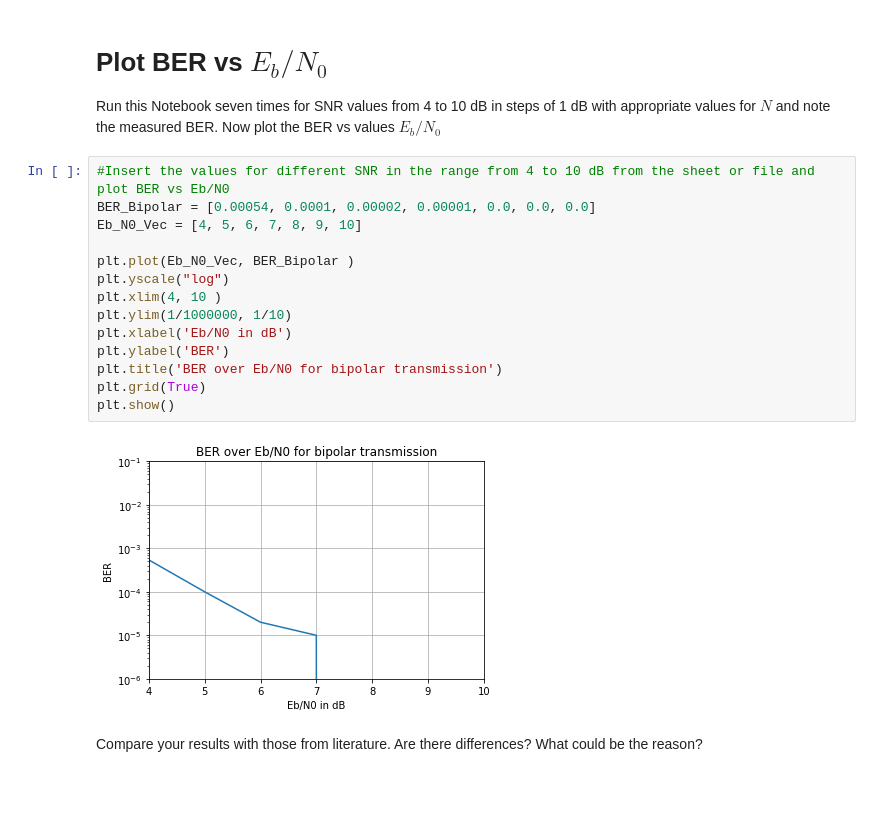
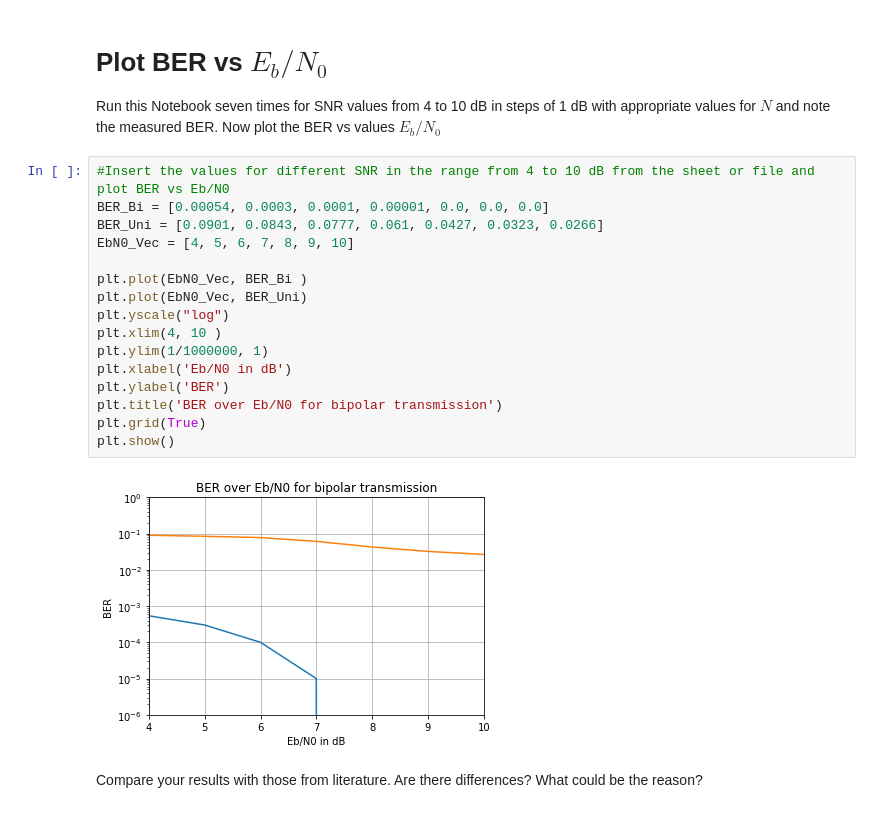
Before and after one commit to alexm-imag/dclab2, a Jupyter notebook: DC_Lab2.ipynb, the cells around one changed output. Saved outputs shown, nothing was run; the diff lists cells and outputs as text.

```diff
--- a/DC_Lab2.ipynb
+++ b/DC_Lab2.ipynb
@@ -290,20 +292,22 @@ Run this Notebook seven times for SNR values from 4 to 10 dB in steps of 1 dB wi
 Now plot the  BER vs values $E_b/N_0$
 # %%
 #Insert the values for different SNR in the range from 4 to 10 dB from the sheet or file and plot BER vs Eb/N0
-BER_Bipolar = [0.00054, 0.0001, 0.00002, 0.00001, 0.0, 0.0, 0.0]
-Eb_N0_Vec = [4, 5, 6, 7, 8, 9, 10]
+BER_Bi = [0.00054, 0.0003, 0.0001, 0.00001, 0.0, 0.0, 0.0]
+BER_Uni = [0.0901, 0.0843, 0.0777, 0.061, 0.0427, 0.0323, 0.0266]
+EbN0_Vec = [4, 5, 6, 7, 8, 9, 10]
 
-plt.plot(Eb_N0_Vec, BER_Bipolar )
+plt.plot(EbN0_Vec, BER_Bi )
+plt.plot(EbN0_Vec, BER_Uni)
 plt.yscale("log")
 plt.xlim(4, 10 )
-plt.ylim(1/1000000, 1/10)
+plt.ylim(1/1000000, 1)
 plt.xlabel('Eb/N0 in dB')
 plt.ylabel('BER')
 plt.title('BER over Eb/N0 for bipolar transmission')
 plt.grid(True)
 plt.show()
 # %% [output]
-[figure, old version]
+[figure, new version]
 # %% [markdown]
 Compare your results with those from literature. Are there differences? What could be the reason?
 # %% [markdown]
```
Also changed, not shown: parts of 8 cells of this notebook.
